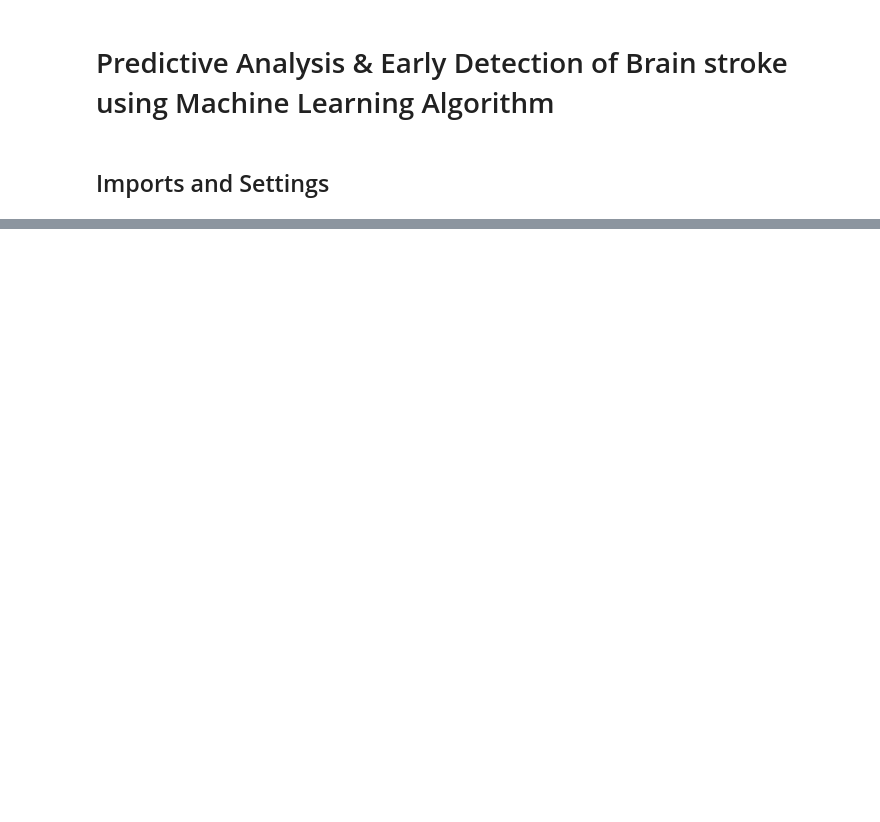
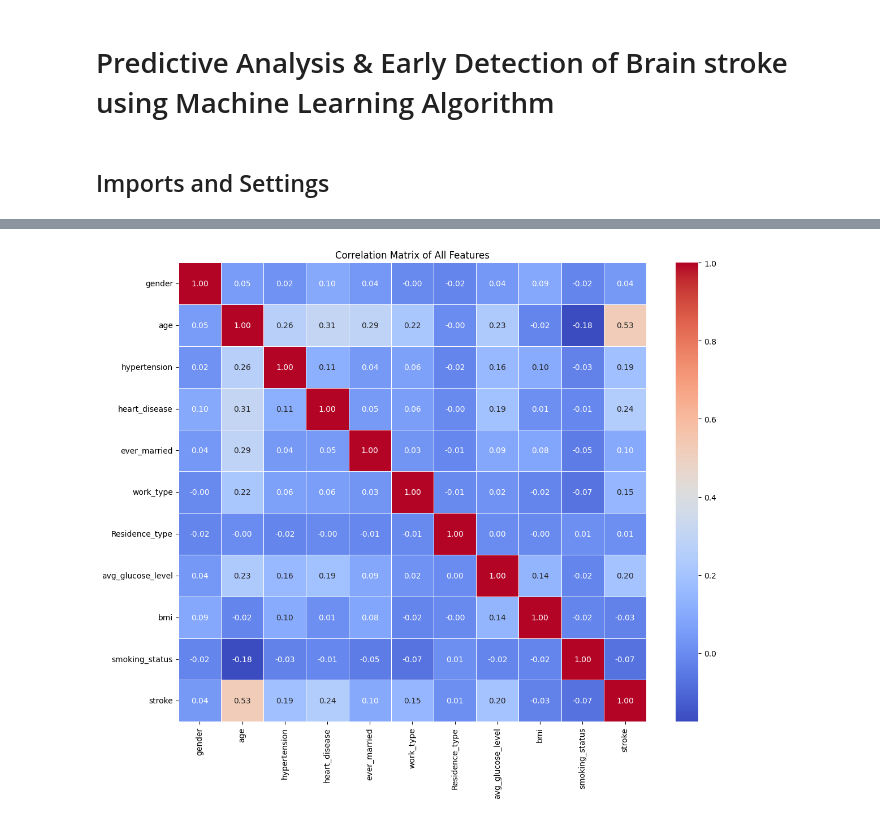
Before and after one commit to IFTE-13/Early-Stage-Brain-Stroke-Detection, a Jupyter notebook: main.ipynb, the cells around one changed output, grey strips where cells are left out. Cells and saved outputs as stored; diff of their text form; code cells hidden in the pictures; blank space fills up the shorter version.

```diff
--- a/main.ipynb
+++ b/main.ipynb
@@ -488,0 +412,12 @@ weighted avg       0.91      0.88      0.89       672
+# %%
+remaining_objects = df.select_dtypes(include=["object"]).columns.tolist()
+if remaining_objects:
+    print(
+        f"\nWARNING: Still have object columns that need conversion: {remaining_objects}"
+    )
+    for col in remaining_objects:
+        print(f"Values in {col}: {df[col].unique()}")
+        if col != "stroke":  # Don't convert the target if it's already numeric
+            le = LabelEncoder()
+            df[col] = le.fit_transform(df[col])
+            print(f"Encoded {col}: {dict(zip(le.classes_, le.transform(le.classes_)))}")
@@ -488,0 +500,5 @@ weighted avg       0.91      0.88      0.89       672
+# %%
+print("\n--- Correlation Analysis ---")
+correlation_matrix = df.corr()
+print("\nCorrelation Matrix:")
+print(correlation_matrix)
@@ -488,0 +541,8 @@ weighted avg       0.91      0.88      0.89       672
+# %%
+plt.figure(figsize=(12, 10))
+sns.heatmap(correlation_matrix, annot=True, cmap="coolwarm", fmt=".2f", linewidths=0.5)
+plt.title("Correlation Matrix of All Features")
+plt.tight_layout()
+plt.show()
+# %% [output]
+[figure, added]
```
Also changed, not shown: parts of 95 cells of this notebook, 12 other files.
